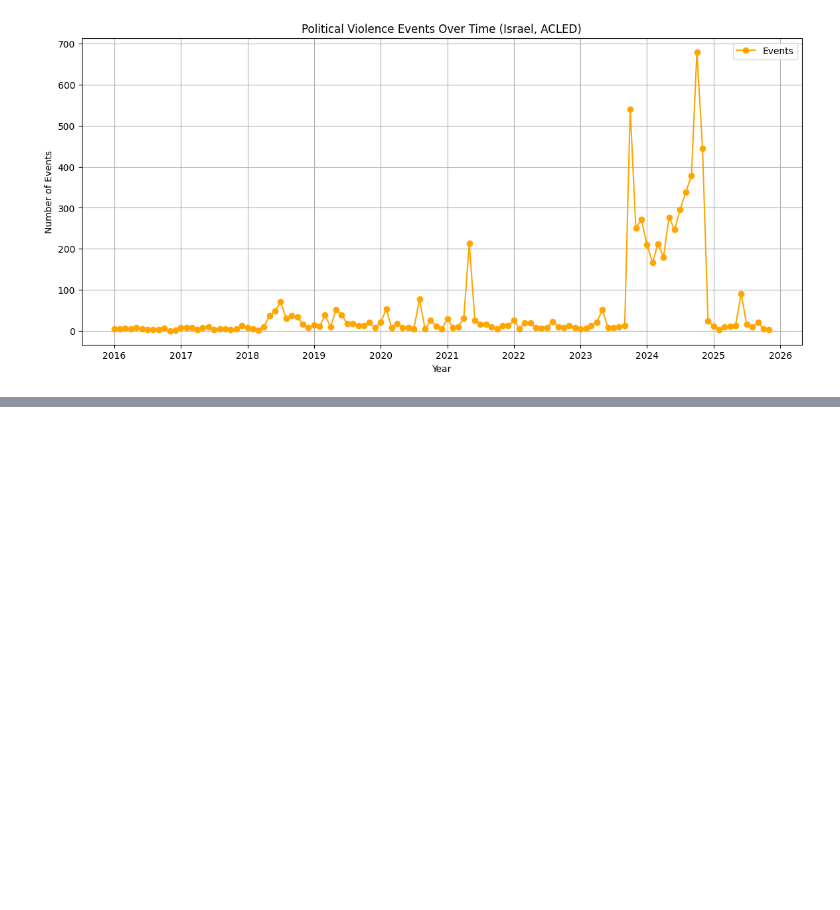
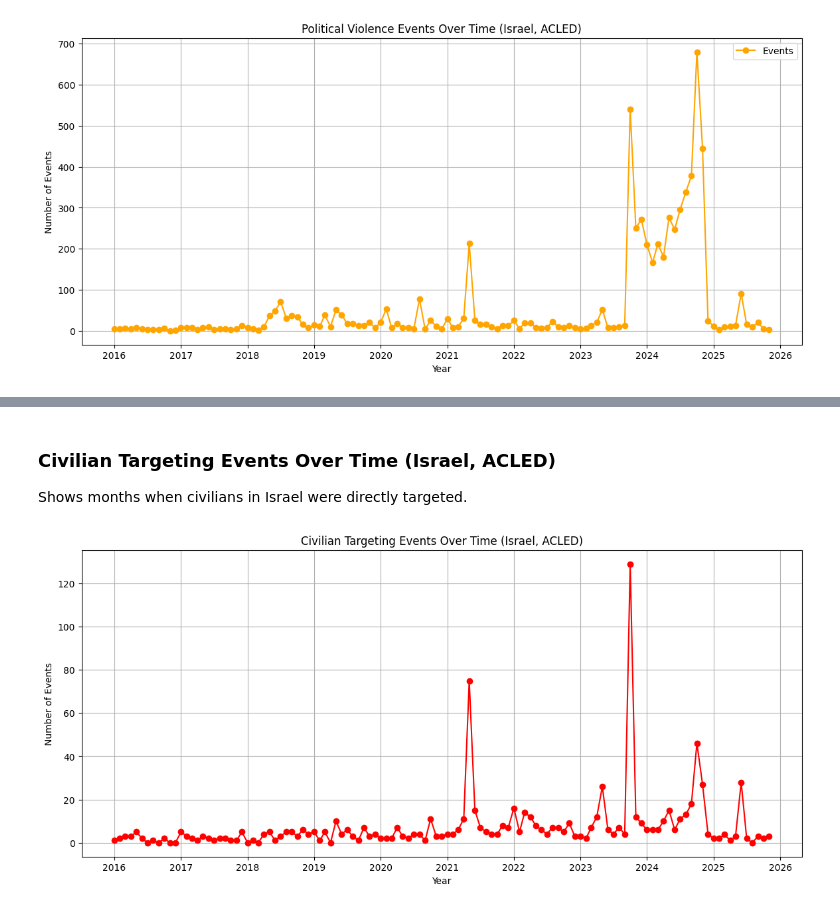
Before and after one commit to zvelegrakis/projects, a Jupyter notebook: projects/000_p1/notebooks/exploration.ipynb, the cells around one changed output, grey strips where cells are left out. Drawn from its saved outputs; the diff is of its cells as text; code cells hidden in the pictures; blank space fills up the shorter version.

```diff
--- a/projects/000_p1/notebooks/exploration.ipynb
+++ b/projects/000_p1/notebooks/exploration.ipynb
@@ -61,0 +108,15 @@ plt.show()
+# %% [markdown]
+### Civilian Targeting Events Over Time (Israel, ACLED)
+Shows months when civilians in Israel were directly targeted.
+# %%
+import matplotlib.pyplot as plt
+
+plt.figure(figsize=(14,6))
+plt.plot(df_civ["date"], df_civ["Events"], marker="o", color="red")
+plt.title("Civilian Targeting Events Over Time (Israel, ACLED)")
+plt.xlabel("Year")
+plt.ylabel("Number of Events")
+plt.grid(True)
+plt.show()
+# %% [output]
+[figure, added]
```
Also changed, not shown: parts of 12 cells of this notebook.
